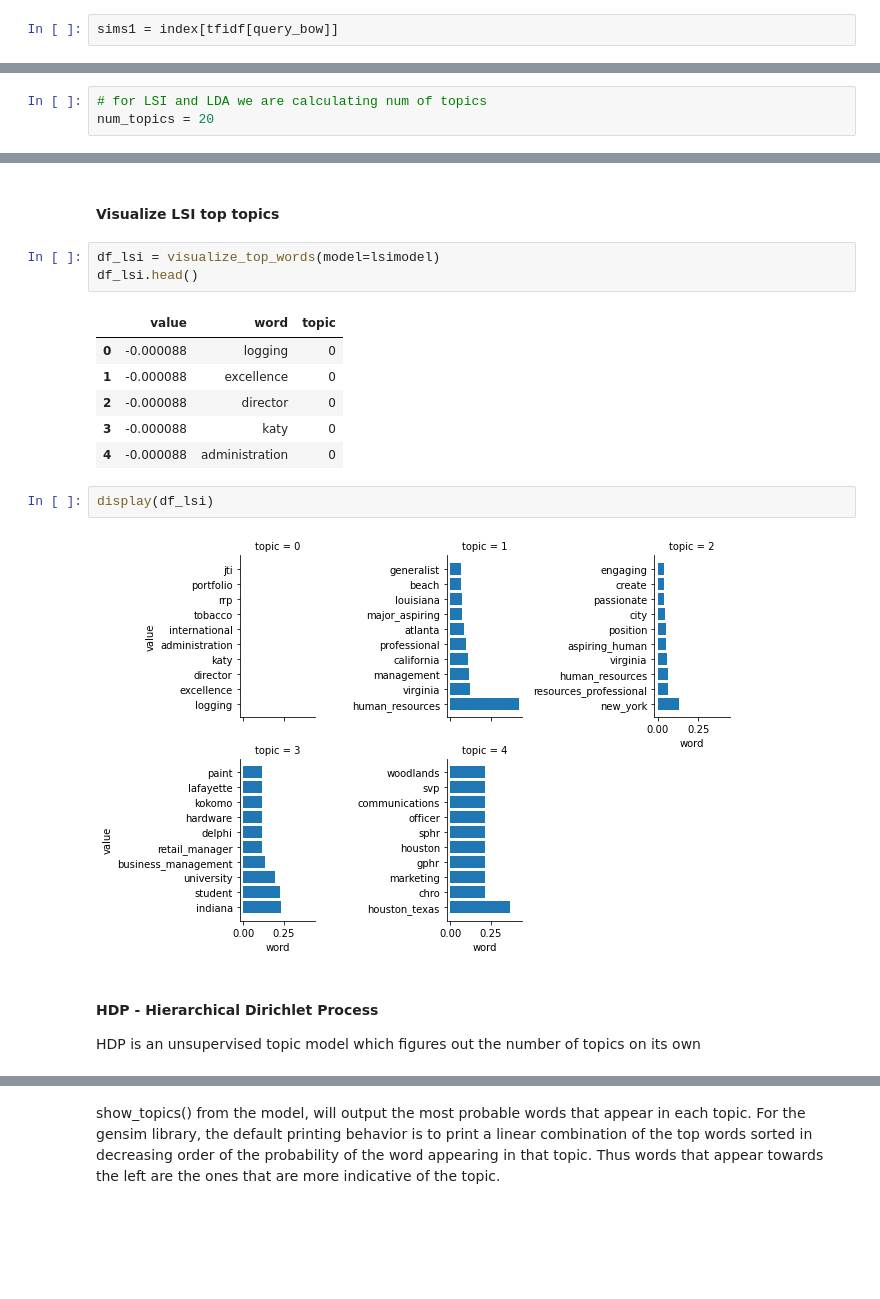
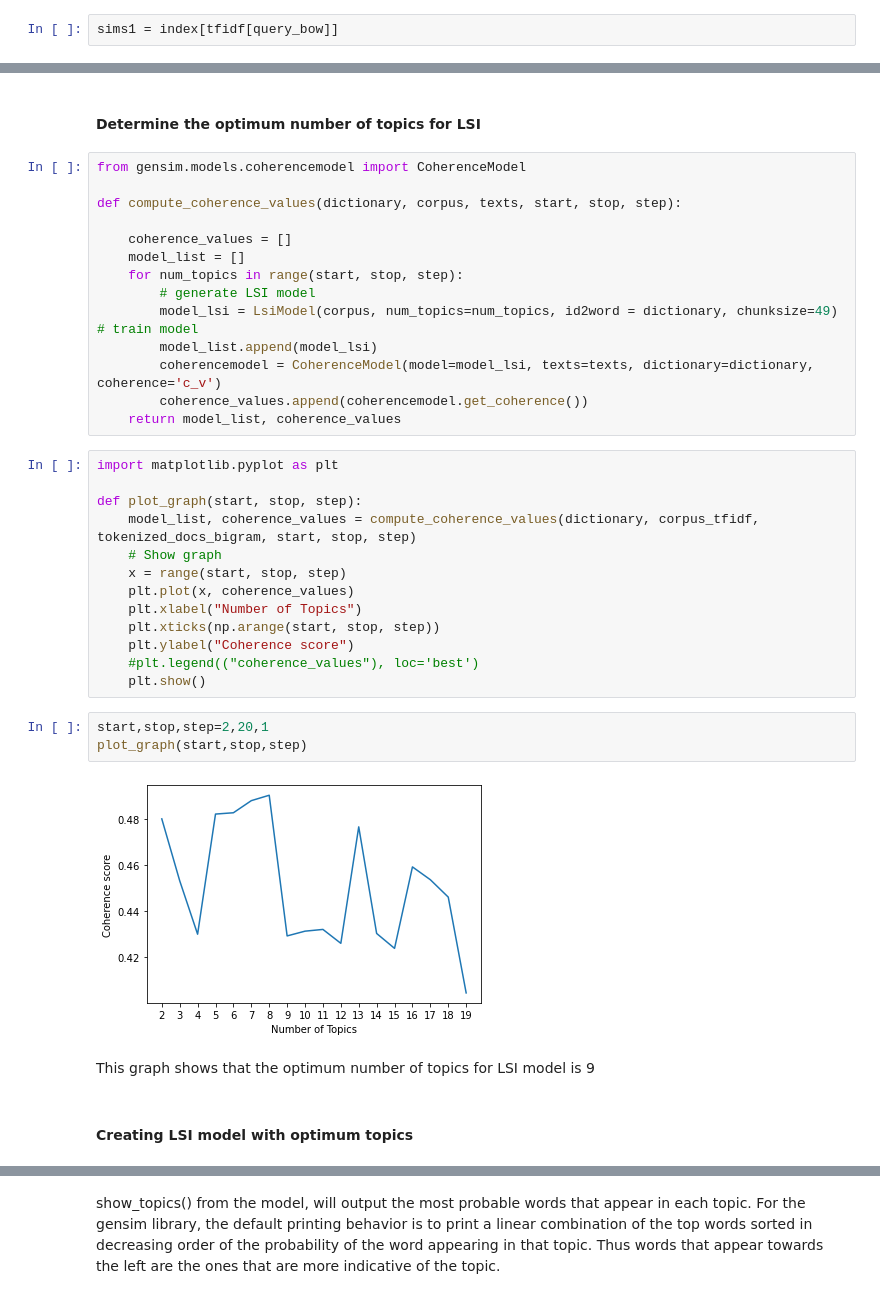
Before and after one commit to bjjv/Sb-DataScience-Mar21, a Jupyter notebook: CapstoneProject3/notebook/02_preprocessing_and_training_BinduJ.ipynb, the cells around one changed output, grey strips where cells are left out. Cells and saved outputs as stored; diff of their text form; blank space fills up the shorter version.

```diff
--- a/CapstoneProject3/notebook/02_preprocessing_and_training_BinduJ.ipynb
+++ b/CapstoneProject3/notebook/02_preprocessing_and_training_BinduJ.ipynb
@@ -297,3 +310,0 @@ from gensim.models import LdaModel, LsiModel, HdpModel
-# %%
-# for LSI and LDA we are calculating num of topics
-num_topics = 20
@@ -338,19 +341,38 @@ lsimodel.show_topics(num_topics=5)  # showing only the top 5 topics
+# %% [markdown]
+#### Determine the optimum number of topics for LSI
+# %%
+from gensim.models.coherencemodel import CoherenceModel
+
+def compute_coherence_values(dictionary, corpus, texts, start, stop, step):
+
+    coherence_values = []
+    model_list = []
+    for num_topics in range(start, stop, step):
+        # generate LSI model
+        model_lsi = LsiModel(corpus, num_topics=num_topics, id2word = dictionary, chunksize=49)  # train model
+        model_list.append(model_lsi)
+        coherencemodel = CoherenceModel(model=model_lsi, texts=texts, dictionary=dictionary, coherence='c_v')
+        coherence_values.append(coherencemodel.get_coherence())
+    return model_list, coherence_values
+# %%
+import matplotlib.pyplot as plt
+
+def plot_graph(start, stop, step):
+    model_list, coherence_values = compute_coherence_values(dictionary, corpus_tfidf, tokenized_docs_bigram, start, stop, step)
+    # Show graph
+    x = range(start, stop, step)
+    plt.plot(x, coherence_values)
+    plt.xlabel("Number of Topics")
+    plt.xticks(np.arange(start, stop, step))
+    plt.ylabel("Coherence score")
+    #plt.legend(("coherence_values"), loc='best')
+    plt.show()
+# %%
+start,stop,step=2,20,1
+plot_graph(start,stop,step)
+# %% [output]
+[figure, added]
+# %% [markdown]
+This graph shows that the optimum number of topics for LSI model is 9
 # %% [markdown]
-#### Visualize LSI top topics
+#### Creating LSI model with optimum topics
-# %%
-df_lsi = visualize_top_words(model=lsimodel)
-df_lsi.head()
-# %% [output]
-|  | value | word | topic |
-| 0 | -0.000088 | logging | 0 |
-| 1 | -0.000088 | excellence | 0 |
-| 2 | -0.000088 | director | 0 |
-| 3 | -0.000088 | katy | 0 |
-| 4 | -0.000088 | administration | 0 |
-# %%
-display(df_lsi)
-# %% [output]
-[figure, removed]
-# %% [markdown]
-#### HDP - Hierarchical Dirichlet Process
-HDP is an unsupervised topic model which figures out the number of topics on its own
```
Also changed, not shown: parts of 88 cells of this notebook.
